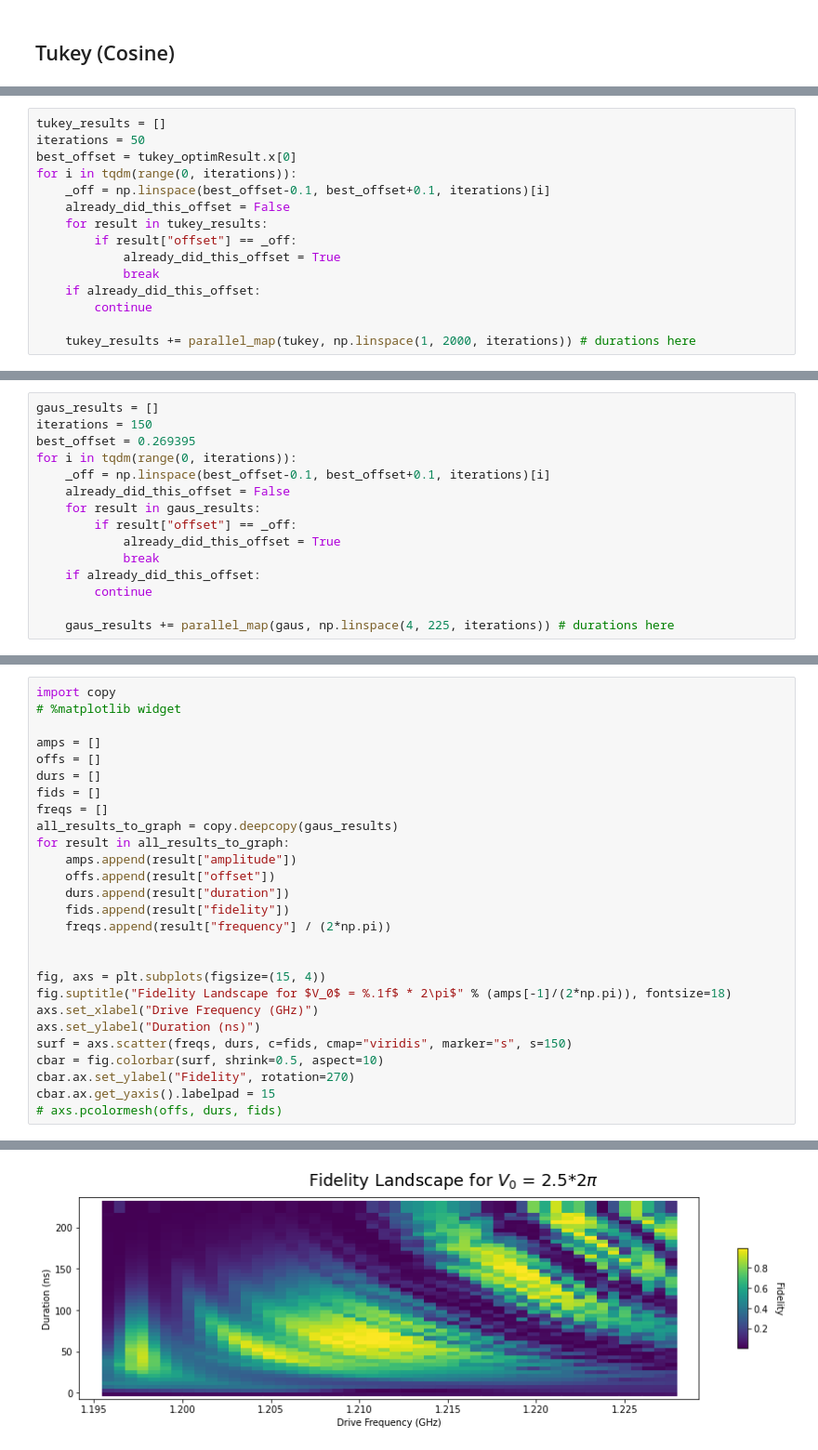
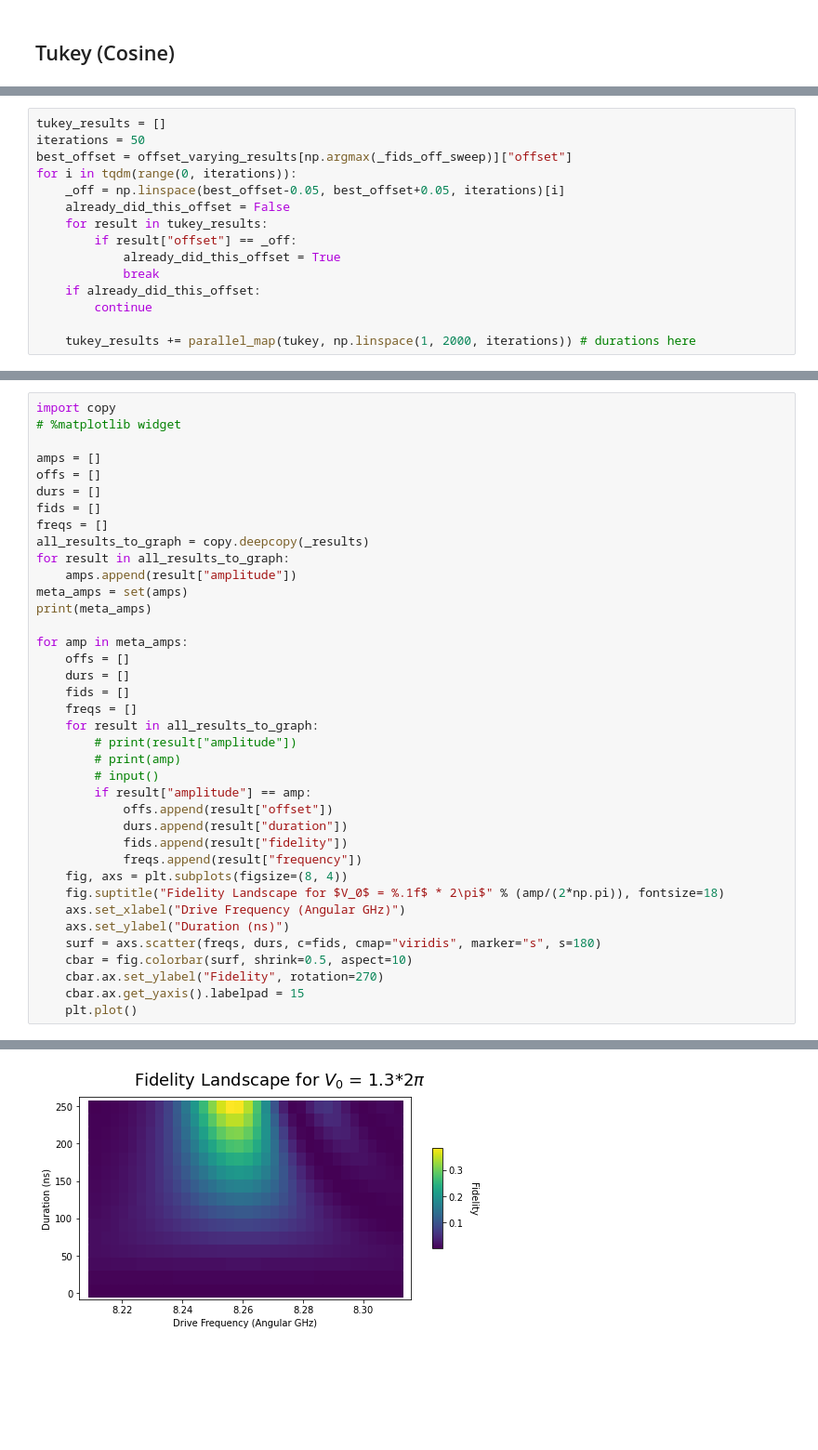
Before and after one commit to david-gorski/subharmonic_superconducting_qubits, a Jupyter notebook: landscapes/Gaussian.ipynb, the cells around one changed output, grey strips where cells are left out. Shown at 93% size. Saved outputs shown, nothing was run; the diff lists cells and outputs as text; blank space fills up the shorter version.

Commit message:
DRAG and problems continue with the system definition

```diff
--- a/landscapes/Gaussian.ipynb
+++ b/landscapes/Gaussian.ipynb
@@ -150,9 +150,9 @@ def tukey(dur):
 # %%
 tukey_results = []
 iterations = 50
-best_offset = tukey_optimResult.x[0]
+best_offset = offset_varying_results[np.argmax(_fids_off_sweep)]["offset"]
 for i in tqdm(range(0, iterations)):
-    _off = np.linspace(best_offset-0.1, best_offset+0.1, iterations)[i]
+    _off = np.linspace(best_offset-0.05, best_offset+0.05, iterations)[i]
     already_did_this_offset = False
     for result in tukey_results:
         if result["offset"] == _off:
@@ -212,15 +200,0 @@ def gaus(dur):
-# %%
-gaus_results = []
-iterations = 150
-best_offset = 0.269395
-for i in tqdm(range(0, iterations)):
-    _off = np.linspace(best_offset-0.1, best_offset+0.1, iterations)[i]
-    already_did_this_offset = False
-    for result in gaus_results:
-        if result["offset"] == _off:
-            already_did_this_offset = True
-            break
-    if already_did_this_offset:
-        continue
-
-    gaus_results += parallel_map(gaus, np.linspace(4, 225, iterations)) # durations here
@@ -233,22 +337,33 @@ offs = []
 durs = []
 fids = []
 freqs = []
-all_results_to_graph = copy.deepcopy(gaus_results)
+all_results_to_graph = copy.deepcopy(_results)
 for result in all_results_to_graph:
     amps.append(result["amplitude"])
-    offs.append(result["offset"])
-    durs.append(result["duration"])
-    fids.append(result["fidelity"])
-    freqs.append(result["frequency"] / (2*np.pi))
+meta_amps = set(amps)
+print(meta_amps)
 
-
-fig, axs = plt.subplots(figsize=(15, 4))
-fig.suptitle("Fidelity Landscape for $V_0$ = %.1f$ * 2\pi$" % (amps[-1]/(2*np.pi)), fontsize=18)
-axs.set_xlabel("Drive Frequency (GHz)")
-axs.set_ylabel("Duration (ns)")
-surf = axs.scatter(freqs, durs, c=fids, cmap="viridis", marker="s", s=150)
-cbar = fig.colorbar(surf, shrink=0.5, aspect=10)
-cbar.ax.set_ylabel("Fidelity", rotation=270)
-cbar.ax.get_yaxis().labelpad = 15
-# axs.pcolormesh(offs, durs, fids)
+for amp in meta_amps:
+    offs = []
+    durs = []
+    fids = []
+    freqs = []
+    for result in all_results_to_graph:
+        # print(result["amplitude"])
+        # print(amp)
+        # input()
+        if result["amplitude"] == amp:
+            offs.append(result["offset"])
+            durs.append(result["duration"])
+            fids.append(result["fidelity"])
+            freqs.append(result["frequency"])
+    fig, axs = plt.subplots(figsize=(8, 4))
+    fig.suptitle("Fidelity Landscape for $V_0$ = %.1f$ * 2\pi$" % (amp/(2*np.pi)), fontsize=18)
+    axs.set_xlabel("Drive Frequency (Angular GHz)")
+    axs.set_ylabel("Duration (ns)")
+    surf = axs.scatter(freqs, durs, c=fids, cmap="viridis", marker="s", s=180)
+    cbar = fig.colorbar(surf, shrink=0.5, aspect=10)
+    cbar.ax.set_ylabel("Fidelity", rotation=270)
+    cbar.ax.get_yaxis().labelpad = 15
+    plt.plot()
 # %% [output]
@@ -255 +371 @@ cbar.ax.get_yaxis().labelpad = 15
-[figure, old version]
+[figure, new version]
```
Also changed, not shown: parts of 26 cells of this notebook, 13 other files.
